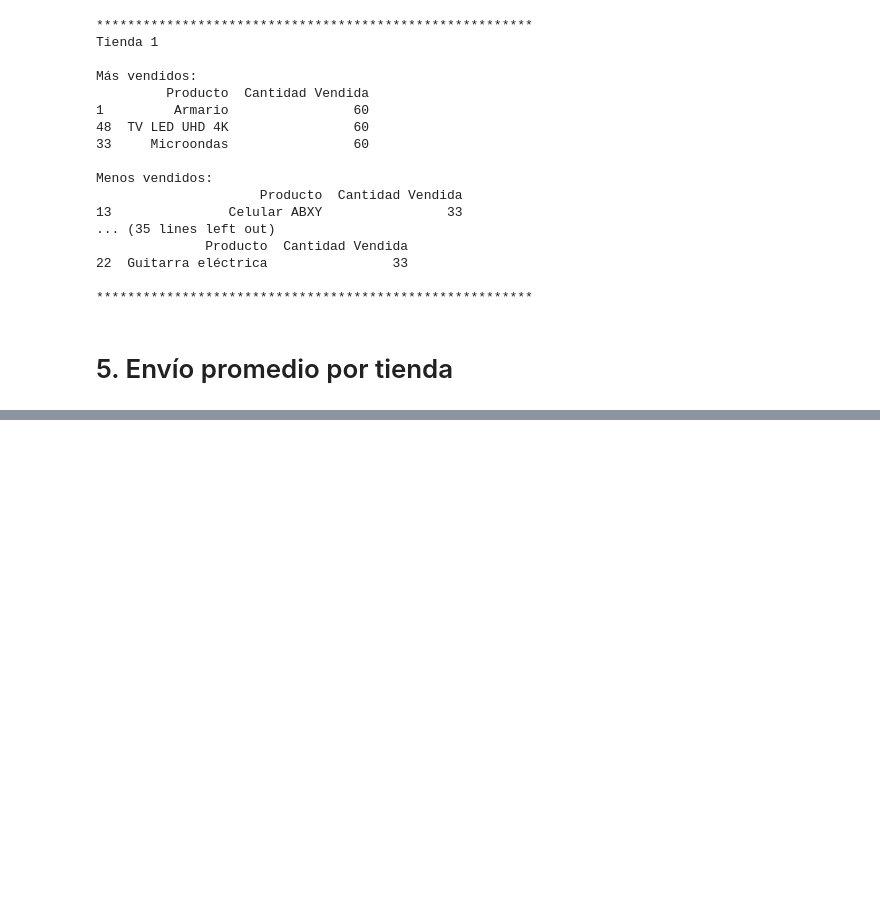
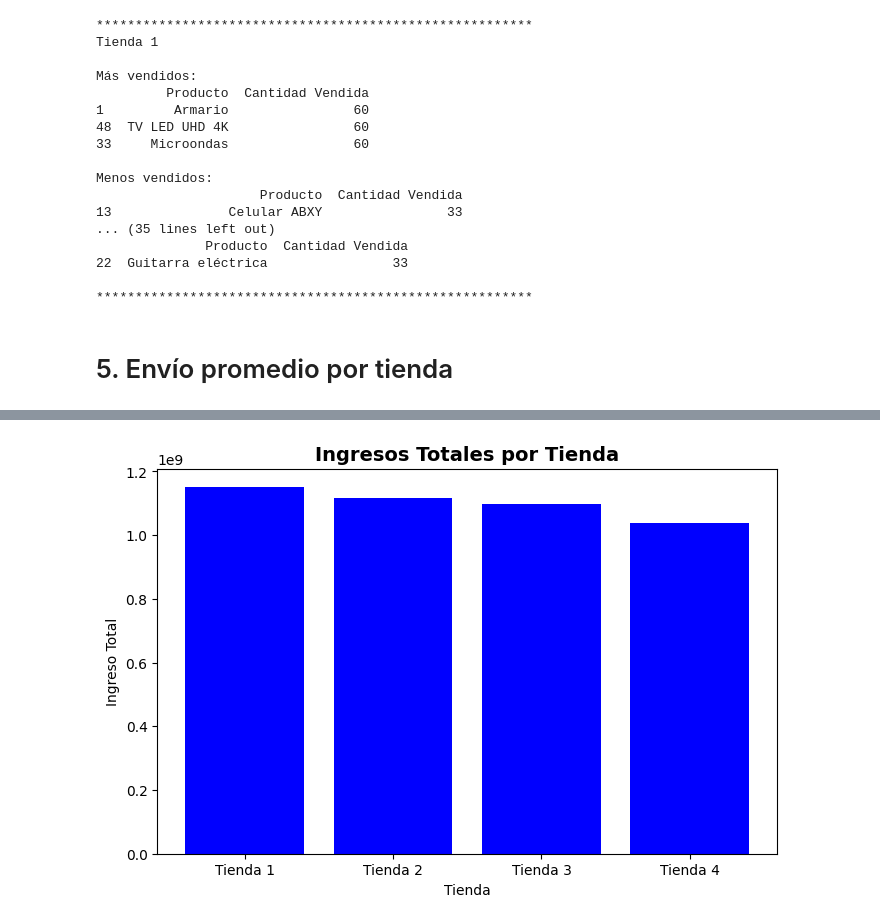
Before and after one commit to BillDevData/Challenge-1-Data-Science, a Jupyter notebook: AluraStoreLatam.ipynb, the cells around one changed output, grey strips where cells are left out. Drawn from its saved outputs; the diff is of its cells as text; code cells hidden in the pictures; blank space fills up the shorter version.

```diff
--- a/AluraStoreLatam.ipynb
+++ b/AluraStoreLatam.ipynb
@@ -208,0 +210,8 @@ Menos vendidos:
+# %%
+ingresos_tiendas = {
+    "Tienda": ["Tienda 1", "Tienda 2", "Tienda 3", "Tienda 4"],
+    "Ingreso Total": [ingreso_tienda_1, ingreso_tienda_2, ingreso_tienda_3, ingreso_tienda_4]
+}
+
+df_ingresos = pd.DataFrame(ingresos_tiendas)
+df_ingresos
@@ -208,0 +224,11 @@ Menos vendidos:
+# %%
+plt.figure(figsize=(8,5))
+plt.bar(df_ingresos["Tienda"], df_ingresos["Ingreso Total"], color="blue")
+
+plt.title("Ingresos Totales por Tienda", fontsize=14, fontweight="bold")
+plt.xlabel("Tienda")
+plt.ylabel("Ingreso Total")
+
+plt.show()
+# %% [output]
+[figure, added]
```
Also changed, not shown: parts of 14 cells of this notebook.
